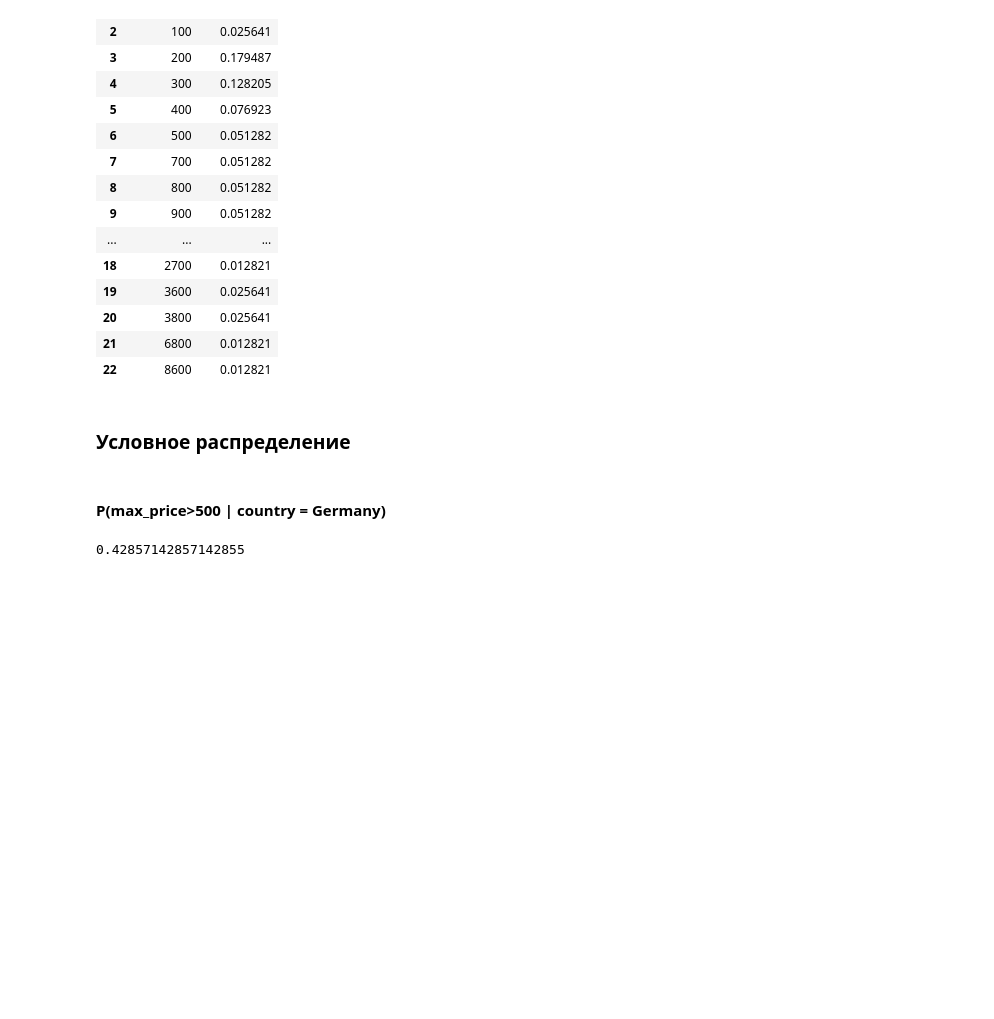
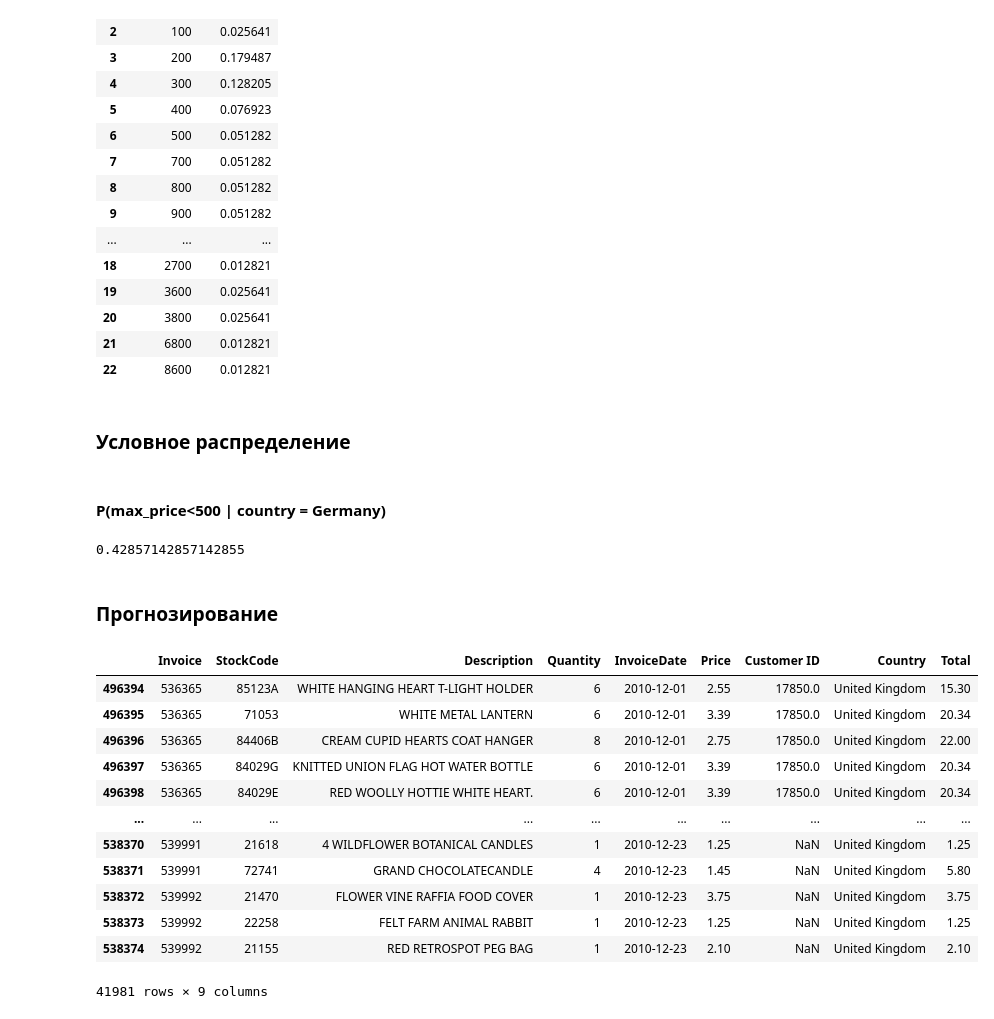
Before and after one commit to kattiia/Math_in_DS, a Jupyter notebook: Probability/full_joint_distribution.ipynb, the cells around one changed output. Cells and saved outputs as stored; diff of their text form; code cells hidden in the pictures; blank space fills up the shorter version.

```diff
--- a/Probability/full_joint_distribution.ipynb
+++ b/Probability/full_joint_distribution.ipynb
@@ -128,5 +132,5 @@ df_P_p
 # %% [markdown]
 ### Условное распределение
 # %% [markdown]
-#### P(max_price>500 | country = Germany)
+#### P(max_price<500 | country = Germany)
 # %%
@@ -139,2 +143,20 @@ P_more500_UK
 # %% [output]
 0.42857142857142855
+# %% [markdown]
+### Прогнозирование
+# %%
+df2
+# %% [output]
+|  | Invoice | StockCode | Description | Quantity | InvoiceDate | Price | Customer ID | Country | Total |
+| 496394 | 536365 | 85123A | WHITE HANGING HEART T-LIGHT HOLDER | 6 | 2010-12-01 | 2.55 | 17850.0 | United Kingdom | 15.30 |
+| 496395 | 536365 | 71053 | WHITE METAL LANTERN | 6 | 2010-12-01 | 3.39 | 17850.0 | United Kingdom | 20.34 |
+| 496396 | 536365 | 84406B | CREAM CUPID HEARTS COAT HANGER | 8 | 2010-12-01 | 2.75 | 17850.0 | United Kingdom | 22.00 |
+| 496397 | 536365 | 84029G | KNITTED UNION FLAG HOT WATER BOTTLE | 6 | 2010-12-01 | 3.39 | 17850.0 | United Kingdom | 20.34 |
+| 496398 | 536365 | 84029E | RED WOOLLY HOTTIE WHITE HEART. | 6 | 2010-12-01 | 3.39 | 17850.0 | United Kingdom | 20.34 |
+| ... | ... | ... | ... | ... | ... | ... | ... | ... | ... |
+| 538370 | 539991 | 21618 | 4 WILDFLOWER BOTANICAL CANDLES | 1 | 2010-12-23 | 1.25 | NaN | United Kingdom | 1.25 |
+| 538371 | 539991 | 72741 | GRAND CHOCOLATECANDLE | 4 | 2010-12-23 | 1.45 | NaN | United Kingdom | 5.80 |
+| 538372 | 539992 | 21470 | FLOWER VINE RAFFIA FOOD COVER | 1 | 2010-12-23 | 3.75 | NaN | United Kingdom | 3.75 |
+| 538373 | 539992 | 22258 | FELT FARM ANIMAL RABBIT | 1 | 2010-12-23 | 1.25 | NaN | United Kingdom | 1.25 |
+| 538374 | 539992 | 21155 | RED RETROSPOT PEG BAG | 1 | 2010-12-23 | 2.10 | NaN | United Kingdom | 2.10 |
+41981 rows × 9 columns
```
Also changed, not shown: parts of 33 cells of this notebook, 1 other file.
